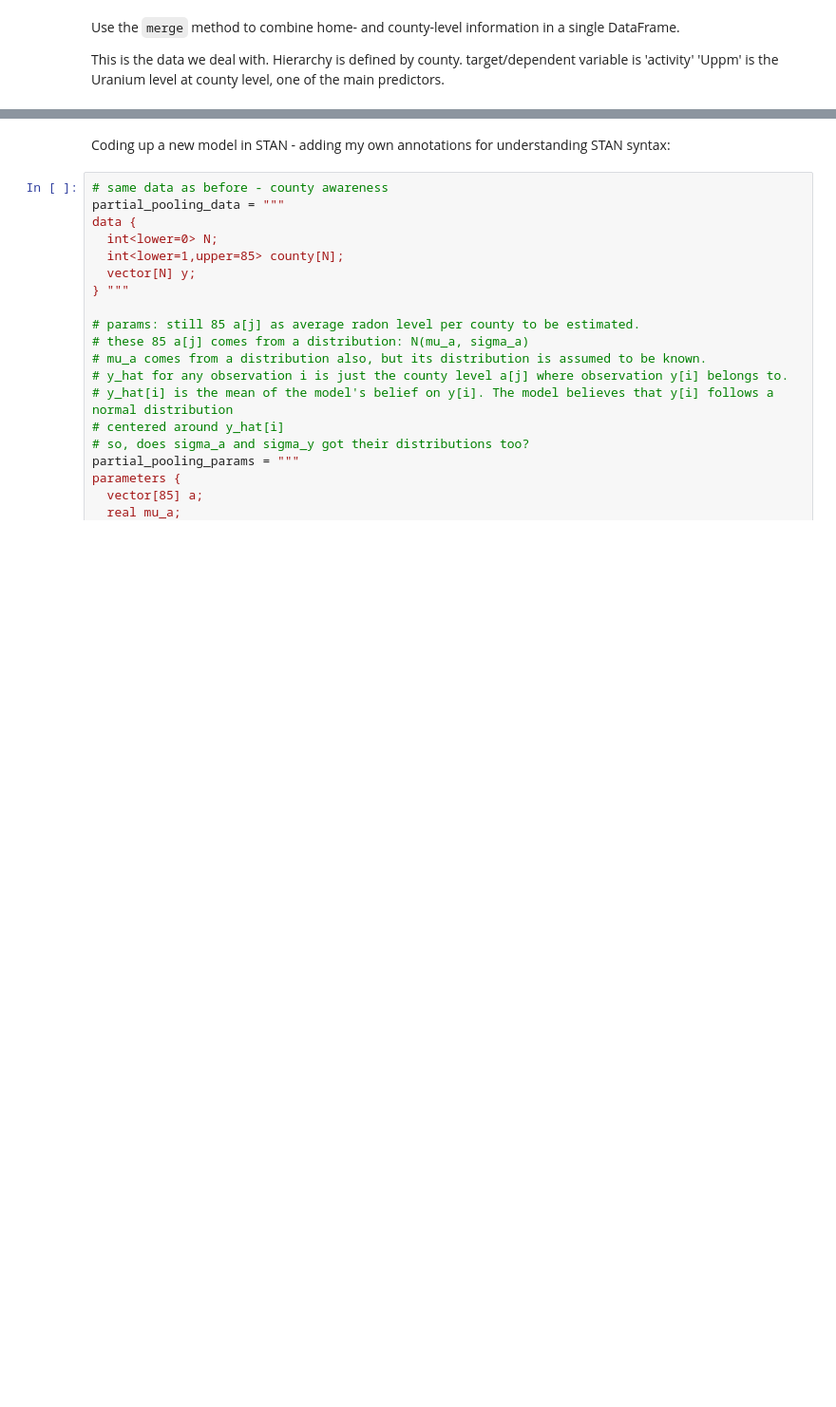
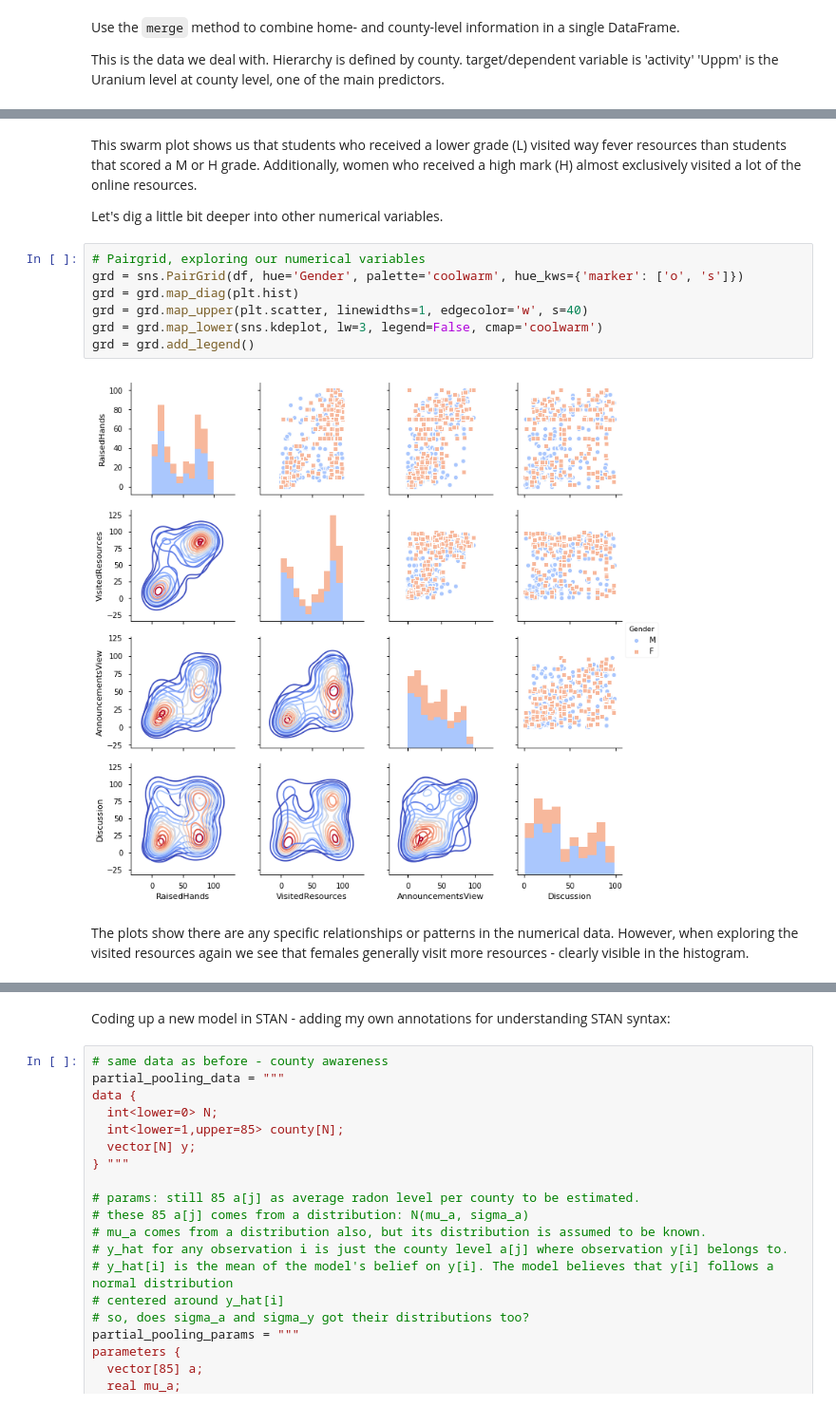
Before and after one commit to nguyentu1602/et_submissions, a Jupyter notebook: milestone2/notebook/Intermediate Milestone 2.ipynb, the cells around one changed output, grey strips where cells are left out. Shown at 95% size. Saved outputs shown, nothing was run; the diff lists cells and outputs as text; blank space fills up the shorter version.

Commit message:
almost done

```diff
--- a/milestone2/notebook/Intermediate Milestone 2.ipynb
+++ b/milestone2/notebook/Intermediate Milestone 2.ipynb
@@ -433,0 +148,15 @@ $$\hat{\alpha} \approx \frac{(n_j/\sigma_y^2)\bar{y}_j + (1/\sigma_{\alpha}^2)\b
+# %% [markdown]
+This swarm plot shows us that students who received a lower grade (L) visited way fever resources than students that scored a M or H grade. Additionally, women who received a high mark (H) almost exclusively visited a lot of the online resources.
+
+Let's dig a little bit deeper into other numerical variables.
+# %%
+# Pairgrid, exploring our numerical variables
+grd = sns.PairGrid(df, hue='Gender', palette='coolwarm', hue_kws={'marker': ['o', 's']})
+grd = grd.map_diag(plt.hist)
+grd = grd.map_upper(plt.scatter, linewidths=1, edgecolor='w', s=40)
+grd = grd.map_lower(sns.kdeplot, lw=3, legend=False, cmap='coolwarm')
+grd = grd.add_legend()
+# %% [output]
+[figure, added]
+# %% [markdown]
+The plots show there are any specific relationships or patterns in the numerical data. However, when exploring the visited resources again we see that females generally visit more resources - clearly visible in the histogram.
```
Also changed, not shown: parts of 72 cells of this notebook, 1 other file.
